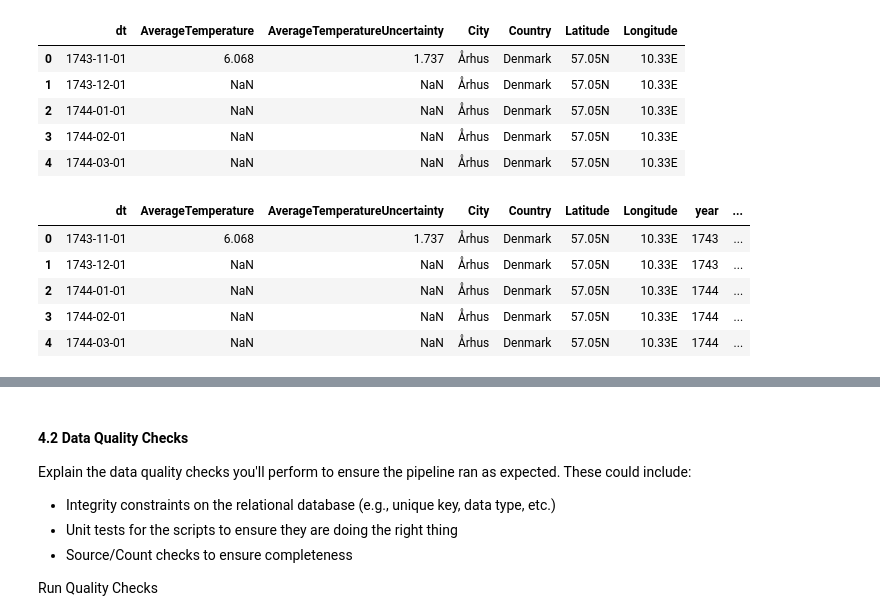
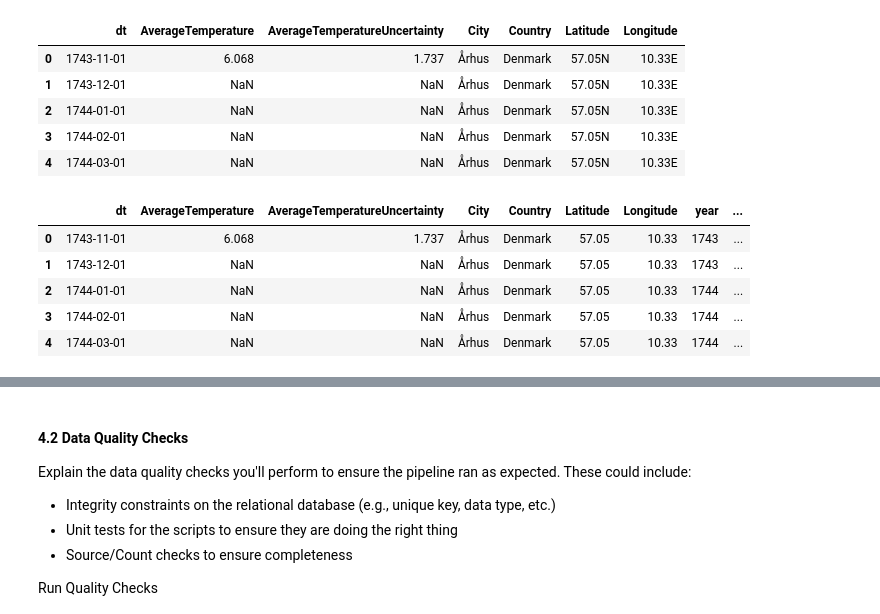
Before and after one commit to polarbeargo/Data-Engineering-Capstone-Project, a Jupyter notebook: Capstone Project Template.ipynb, the cells around one changed output, grey strips where cells are left out. Drawn from its saved outputs; the diff is of its cells as text; code cells hidden in the pictures.

Commit message:
feat: Update pyspark create dimension table

```diff
--- a/Capstone Project Template.ipynb
+++ b/Capstone Project Template.ipynb
@@ -204,14 +202,14 @@ df.limit(5).toPandas()
 # %%
 from pyspark.sql.functions import year
 from pyspark.sql.functions import to_timestamp,date_format
 from pyspark.sql.functions import month
 from pyspark.sql.functions import col
 
-df.withColumn("dt",to_timestamp(col("dt"))).withColumn("year", date_format(col("dt"), "Y")).withColumn("dt",to_timestamp(col("dt"))).withColumn("month", date_format(col("dt"), "M")).limit(5).toPandas()
+df.withColumn("dt",to_timestamp(col("dt"))).withColumn("year", date_format(col("dt"), "Y")).withColumn("dt",to_timestamp(col("dt"))).withColumn("month", date_format(col("dt"), "M")).withColumn("Latitude", F.translate(F.col("Latitude"), "N", "").alias("Latitude")).withColumn("Longitude", F.translate(F.col("Longitude"), "E", "").alias("Longitude")).limit(5).toPandas()
 # %% [output]
 |  | dt | AverageTemperature | AverageTemperatureUncertainty | City | Country | Latitude | Longitude | year | ... |
-| 0 | 1743-11-01 | 6.068 | 1.737 | Århus | Denmark | 57.05N | 10.33E | 1743 | ... |
-| 1 | 1743-12-01 | NaN | NaN | Århus | Denmark | 57.05N | 10.33E | 1743 | ... |
-| 2 | 1744-01-01 | NaN | NaN | Århus | Denmark | 57.05N | 10.33E | 1744 | ... |
-| 3 | 1744-02-01 | NaN | NaN | Århus | Denmark | 57.05N | 10.33E | 1744 | ... |
-| 4 | 1744-03-01 | NaN | NaN | Århus | Denmark | 57.05N | 10.33E | 1744 | ... |
+| 0 | 1743-11-01 | 6.068 | 1.737 | Århus | Denmark | 57.05 | 10.33 | 1743 | ... |
+| 1 | 1743-12-01 | NaN | NaN | Århus | Denmark | 57.05 | 10.33 | 1743 | ... |
+| 2 | 1744-01-01 | NaN | NaN | Århus | Denmark | 57.05 | 10.33 | 1744 | ... |
+| 3 | 1744-02-01 | NaN | NaN | Århus | Denmark | 57.05 | 10.33 | 1744 | ... |
+| 4 | 1744-03-01 | NaN | NaN | Århus | Denmark | 57.05 | 10.33 | 1744 | ... |
```
Also changed, not shown: parts of 5 cells of this notebook.
